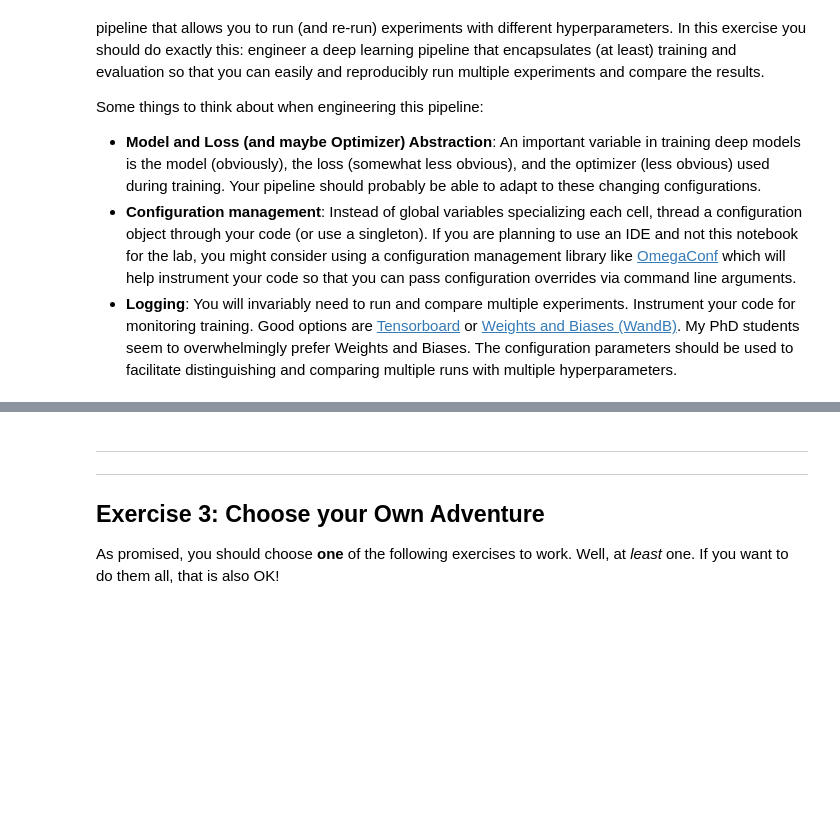
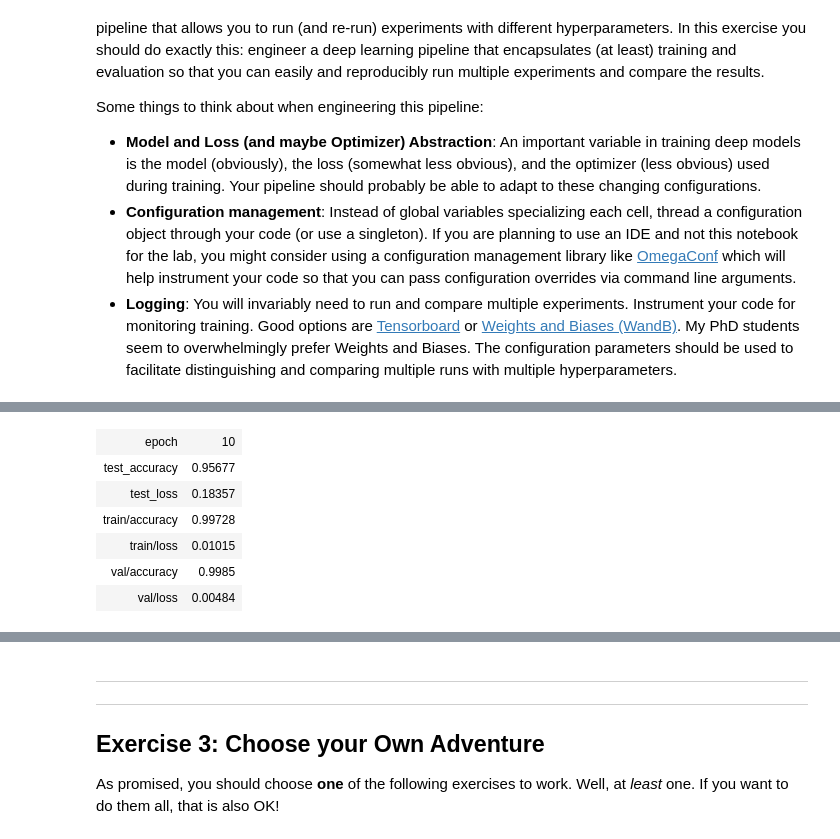
Before and after one commit to stefanomagnolfiunifi/DLA2026, a Jupyter notebook: first.ipynb, the cells around one changed output, grey strips where cells are left out. Cells and saved outputs as stored; diff of their text form; code cells hidden in the pictures; blank space fills up the shorter version.

```diff
--- a/first.ipynb
+++ b/first.ipynb
@@ -443,5 +396,90 @@ Some things to think about when engineering this pipeline:
 # %%
-# Your code here.
+from omegaconf import OmegaConf
 
-# Or, even better: Consolidate your code in separate Python modules that you can
-# import here and then REUSE.
+# Create configuration with OmegaConf
+config_dict = {
+    "experiment_name" : "config_trial",
+    "hyperparameters" : {
+        "epochs" : 10,
+        "batch_size" : 128,
+        "learning_rate" : 1e-04,
+        "optimizer" : "adam",
+        "loss_function" : "cross_entropy"
+    },
+    "model" : "resnet18_MLP"
+}
+
+config = OmegaConf.create(config_dict)
+# %%
+import wandb
+from library import create_resnet18_MLP
+
+def pipeline(cfg):
+
+    wandb.init(
+        project = "first notebook DLA2026",
+        name = cfg.experiment_name,
+        config = cfg
+    )
+
+    device = torch.device("cuda" if torch.cuda.is_available() else "cpu")
+
+    # Take Datasets
+    ds_train_temp = GTSRB(root='_data', split='train', transform=transform, download=True)
+    ds_test = GTSRB(root='_data', split='test', transform=transform, download=True)
+
+    batch_size = cfg.hyperparameters.batch_size
+
+    # Make validation set
+    val_size= int(0.2 * len(ds_train_temp))
+    train_size = len(ds_train_temp) - val_size
+
+    ds_train, ds_val = random_split(
+        ds_train_temp,
+        [train_size, val_size],
+        generator=torch.Generator().manual_seed(42) # Fix seed for reproducibility
+    )
+
+    # Make DataLoaders
+    train_loader = DataLoader(ds_train, batch_size=batch_size, shuffle=True)
+    val_loader = DataLoader(ds_val, batch_size=batch_size, shuffle=False)
+    test_loader = DataLoader(ds_test, batch_size=batch_size, shuffle= False)
+
+    if cfg.model == "resnet18_MLP":
+        model = create_resnet18_MLP(n_outputs=43)
+    else:
+        raise ValueError(f"Model {cfg.model} not supported")
+
+    if cfg.hyperparameters.loss_function == "cross_entropy":
+        criterion = nn.CrossEntropyLoss()
+    else:
+        raise ValueError(f"Loss {cfg.hyperparameters.loss_function} not supported")
+
+    if cfg.hyperparameters.optimizer == "adam":
+        optimizer = torch.optim.Adam(model.parameters(), lr=cfg.hyperparameters.learning_rate)
+    else:
+        raise ValueError(f"Optimizer {cfg.hyperparameters.optimizer} not supported")
+
+
+    for i in range (cfg.hyperparameters.epochs):
+        train_loss, train_acc = train_epoch(model, train_loader, criterion, optimizer, device)
+
+        val_loss, val_acc = evaluate_model(model, val_loader, criterion, device)
+
+        wandb.log({
+            "epoch": i + 1,
+            "train/loss": train_loss,
+            "train/accuracy" : train_acc,
+            "val/loss" : val_loss,
+            "val/accuracy" : val_acc
+        })
+
+    test_loss, test_acc = evaluate_model(model, test_loader, criterion, device)
+
+    wandb.summary["test_loss"] = test_loss
+    wandb.summary["test_accuracy"] = test_acc
+    wandb.finish()
+    print(f"Loss: {test_loss} | Accuracy: {test_acc}")
+
+pipeline(config)
+# %% [output]
@@ -447,0 +500,7 @@ Some things to think about when engineering this pipeline:
+| epoch | 10 |
+| test_accuracy | 0.95677 |
+| test_loss | 0.18357 |
+| train/accuracy | 0.99728 |
+| train/loss | 0.01015 |
+| val/accuracy | 0.9985 |
+| val/loss | 0.00484 |
```
Also changed, not shown: parts of 10 cells of this notebook, 2 other files.
